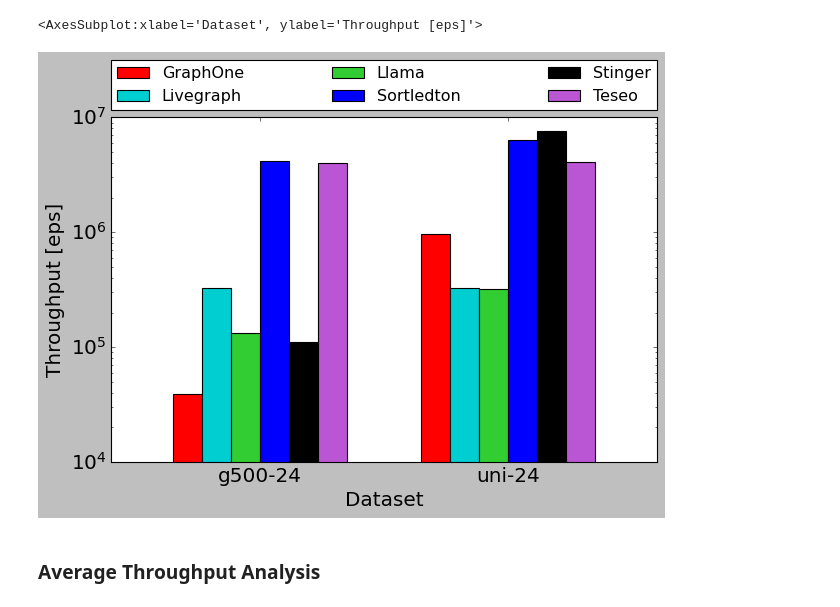
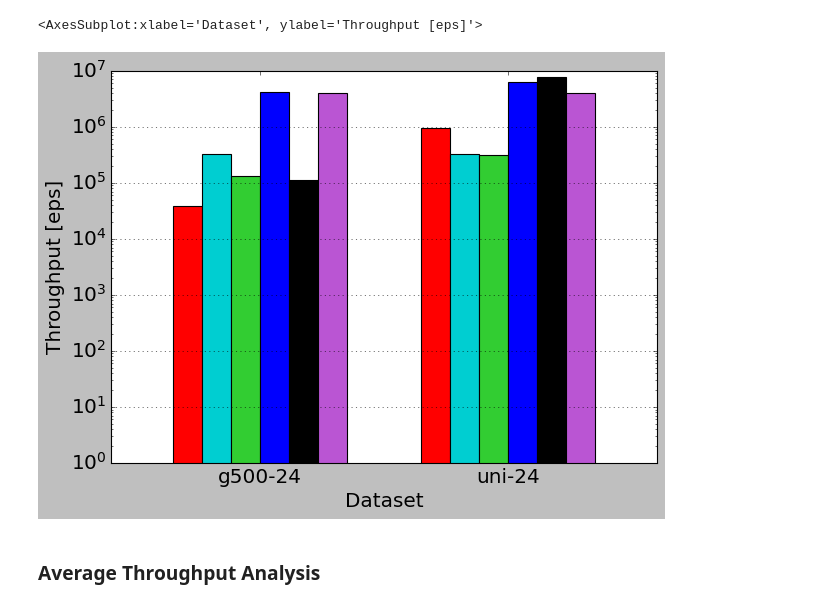
Before and after one commit to PerFuchs/gfe_notebooks, a Jupyter notebook: aging_experiment.ipynb, the cells around one changed output. Saved outputs shown, nothing was run; the diff lists cells and outputs as text; code cells hidden in the pictures.

Commit message:
Plot improvements

```diff
--- a/aging_experiment.ipynb
+++ b/aging_experiment.ipynb
@@ -43,31 +43,34 @@ throughput_pivot
 # %%
 ## FIGURE 9b
 
 import matplotlib.style
 matplotlib.style.use('classic')
 
 colormap=common.set_library_colormap("")
 
-p = throughput_pivot.drop("sortledton.1", axis=1).plot.bar(width=0.7, color=colormap)
-p.legend(bbox_to_anchor=(1.0, 1.05))
+p = throughput_pivot.drop("sortledton.1", axis=1).plot.bar(width=0.7, color=colormap, legend=None)
+#p.legend(bbox_to_anchor=(1.0, 1.05))
 p.set_yscale('log')
 
-legend_labels = ["GraphOne", "Livegraph", "Llama", "Sortledton", "Stinger", "Teseo"]
-p.legend(bbox_to_anchor=(0., 1.02, 1., .102), loc=3, ncol=3, mode="expand", borderaxespad=0., labels=legend_labels)
+#legend_labels = ["GraphOne", "Livegraph", "Llama", "Sortledton", "Stinger", "Teseo"]
+#p.legend(bbox_to_anchor=(0., 1.02, 1., .102), loc=3, ncol=3, mode="expand", borderaxespad=0., labels=legend_labels)
 
 plt.xlabel("Dataset", fontsize=18)
 plt.ylabel("Throughput [eps]", fontsize=18)
 
 positions = (0, 1)
 x_labels = ("g500-24", "uni-24")
 plt.xticks(positions, x_labels)
+p.set_ylim(1, )
 plt.xticks(rotation=0, fontsize=18)
 plt.yticks(fontsize=18)
+
+plt.grid(axis='y')
 
 plt.tight_layout()
 plt.savefig("../plots/throughput_average-new.png", dpi=400)
 
 p
 # %% [output]
 <AxesSubplot:xlabel='Dataset', ylabel='Throughput [eps]'>
-[figure, old version]
+[figure, new version]
```
Also changed, not shown: parts of 8 cells of this notebook, 5 other files.
